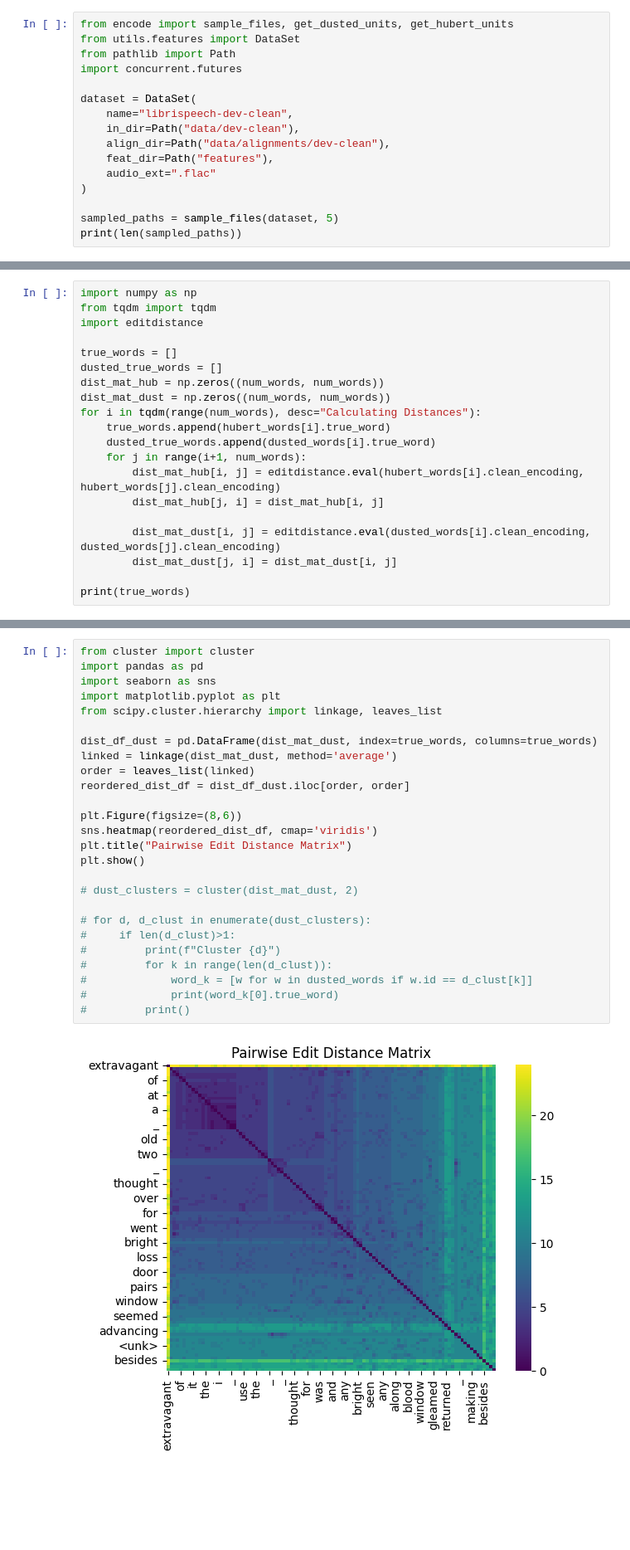
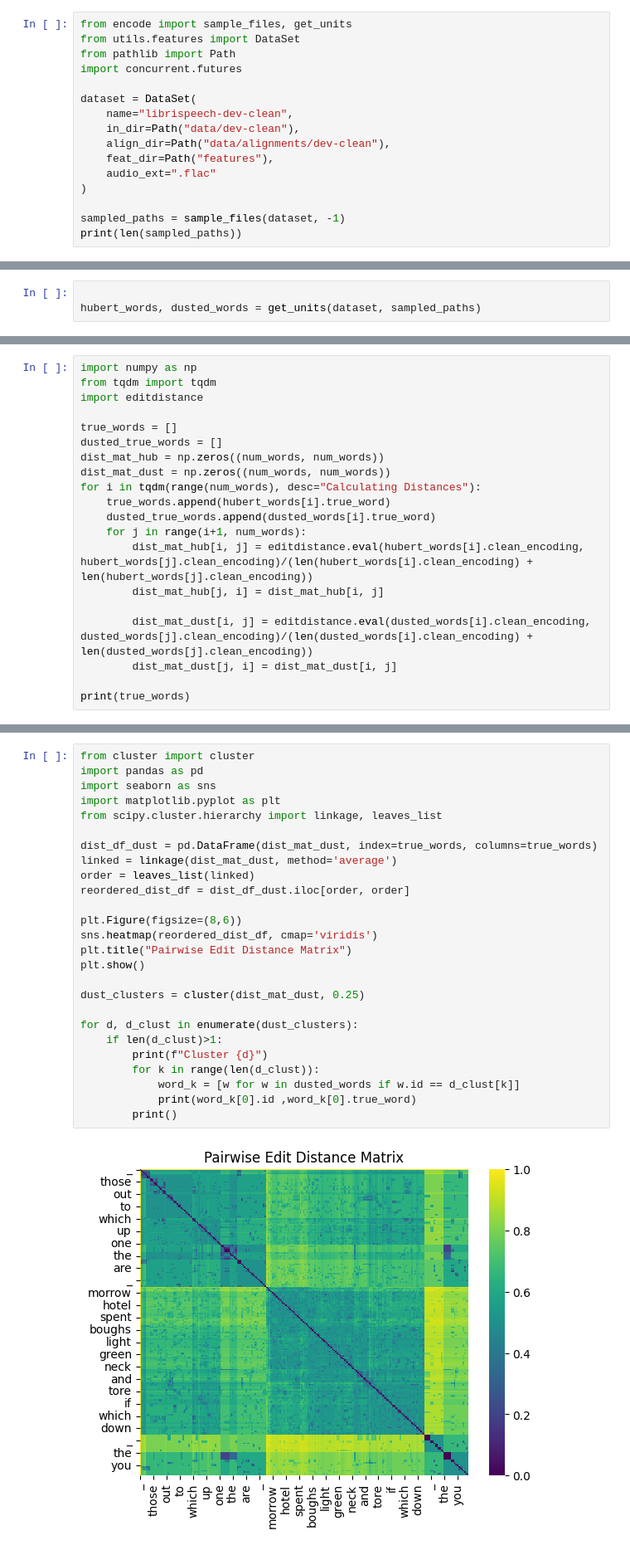
Before and after one commit to adendorffy/acoustic-units, a Jupyter notebook: demo.ipynb, the cells around one changed output, grey strips where cells are left out. Shown at 83% size. Cells and saved outputs as stored; diff of their text form; blank space fills up the shorter version.

```diff
--- a/demo.ipynb
+++ b/demo.ipynb
@@ -1,5 +1,5 @@
 # %%
-from encode import sample_files, get_dusted_units, get_hubert_units
+from encode import sample_files, get_units
 from utils.features import DataSet
 from pathlib import Path
 import concurrent.futures
@@ -12,6 +12,6 @@ dataset = DataSet(
     audio_ext=".flac"
 )
 
-sampled_paths = sample_files(dataset, 5)
+sampled_paths = sample_files(dataset, -1)
 print(len(sampled_paths))
 # %% [output]
@@ -40,0 +28,3 @@ Using cache found in /home/danel/.cache/torch/hub/bshall_hubert_main
+# %%
+
+hubert_words, dusted_words = get_units(dataset, sampled_paths)
@@ -80,10 +88,10 @@ for i in tqdm(range(num_words), desc="Calculating Distances"):
     true_words.append(hubert_words[i].true_word)
     dusted_true_words.append(dusted_words[i].true_word)
     for j in range(i+1, num_words):
-        dist_mat_hub[i, j] = editdistance.eval(hubert_words[i].clean_encoding, hubert_words[j].clean_encoding)
+        dist_mat_hub[i, j] = editdistance.eval(hubert_words[i].clean_encoding, hubert_words[j].clean_encoding)/(len(hubert_words[i].clean_encoding) + len(hubert_words[j].clean_encoding))
         dist_mat_hub[j, i] = dist_mat_hub[i, j]
 
-        dist_mat_dust[i, j] = editdistance.eval(dusted_words[i].clean_encoding, dusted_words[j].clean_encoding)
+        dist_mat_dust[i, j] = editdistance.eval(dusted_words[i].clean_encoding, dusted_words[j].clean_encoding)/(len(dusted_words[i].clean_encoding) + len(dusted_words[j].clean_encoding))
         dist_mat_dust[j, i] = dist_mat_dust[i, j]
 
 print(true_words)
@@ -92,28 +100,28 @@ print(true_words)
 # %%
 from cluster import cluster
 import pandas as pd
 import seaborn as sns
 import matplotlib.pyplot as plt
 from scipy.cluster.hierarchy import linkage, leaves_list
 
 dist_df_dust = pd.DataFrame(dist_mat_dust, index=true_words, columns=true_words)
 linked = linkage(dist_mat_dust, method='average')
 order = leaves_list(linked)
 reordered_dist_df = dist_df_dust.iloc[order, order]
 
 plt.Figure(figsize=(8,6))
 sns.heatmap(reordered_dist_df, cmap='viridis')
 plt.title("Pairwise Edit Distance Matrix")
 plt.show()
 
-# dust_clusters = cluster(dist_mat_dust, 2)
+dust_clusters = cluster(dist_mat_dust, 0.25)
 
-# for d, d_clust in enumerate(dust_clusters):
-#     if len(d_clust)>1:
-#         print(f"Cluster {d}")
-#         for k in range(len(d_clust)):
-#             word_k = [w for w in dusted_words if w.id == d_clust[k]]
-#             print(word_k[0].true_word)
-#         print()
+for d, d_clust in enumerate(dust_clusters):
+    if len(d_clust)>1:
+        print(f"Cluster {d}")
+        for k in range(len(d_clust)):
+            word_k = [w for w in dusted_words if w.id == d_clust[k]]
+            print(word_k[0].id ,word_k[0].true_word)
+        print()
 # %% [output]
-[figure, old version]
+[figure, new version]
```
Also changed, not shown: parts of 12 cells of this notebook, 2 other files.
